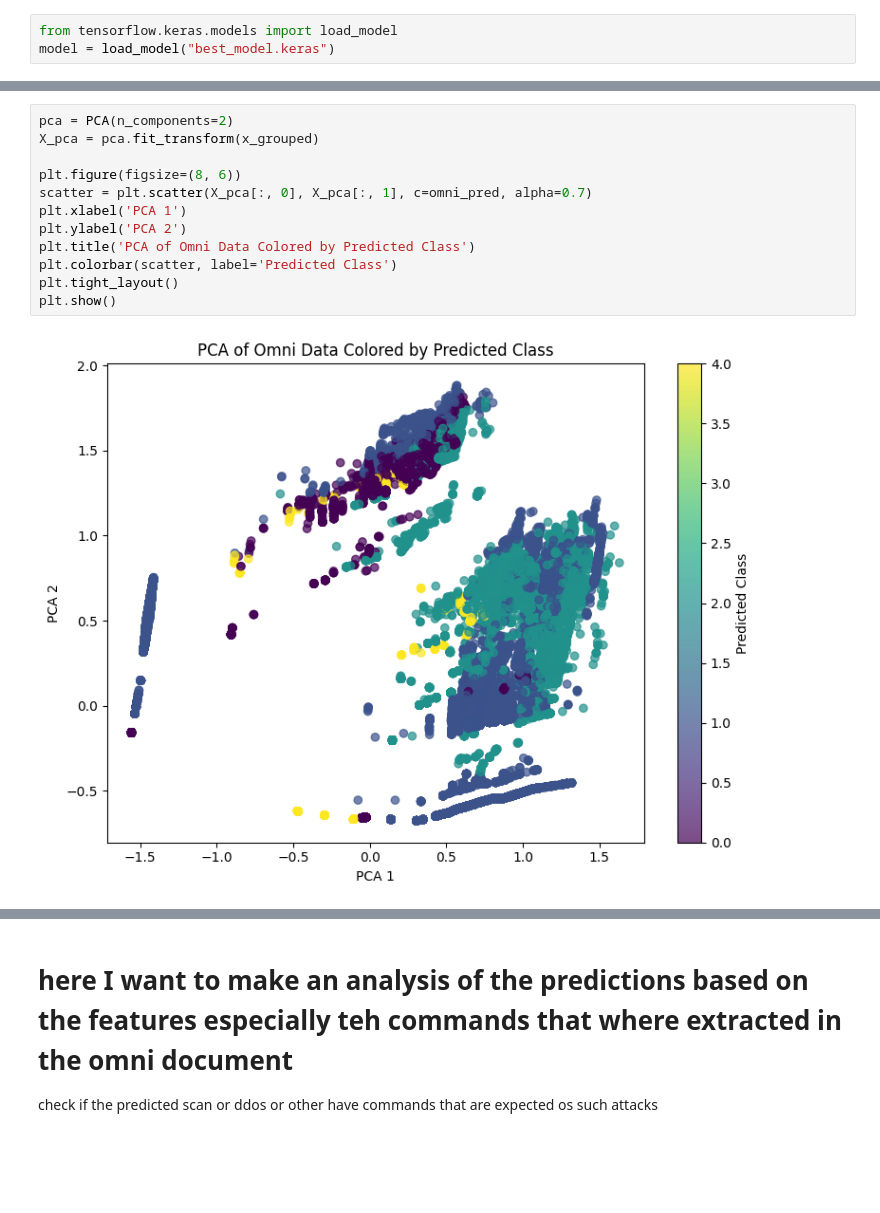
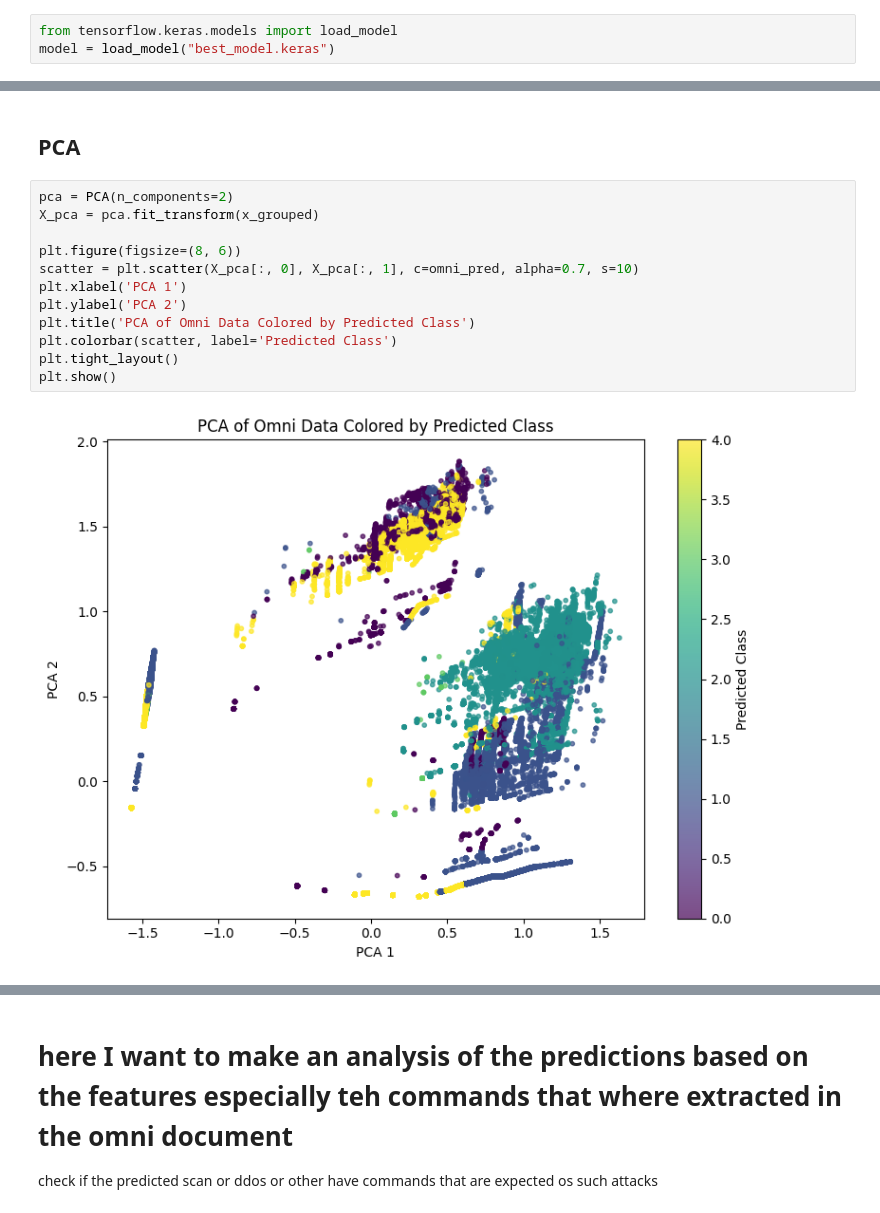
Before and after one commit to lucchinaluca/thesis-datasec, a Jupyter notebook: cic.ipynb, the cells around one changed output, grey strips where cells are left out. Saved outputs shown, nothing was run; the diff lists cells and outputs as text; blank space fills up the shorter version.

```diff
--- a/cic.ipynb
+++ b/cic.ipynb
@@ -480,18 +498,20 @@ pd.Series(omni_pred).value_counts()
 Name: count, dtype: int64
+# %% [markdown]
+## PCA
 # %%
 pca = PCA(n_components=2)
 X_pca = pca.fit_transform(x_grouped)
 
 plt.figure(figsize=(8, 6))
-scatter = plt.scatter(X_pca[:, 0], X_pca[:, 1], c=omni_pred, alpha=0.7)
+scatter = plt.scatter(X_pca[:, 0], X_pca[:, 1], c=omni_pred, alpha=0.7, s=10)
 plt.xlabel('PCA 1')
 plt.ylabel('PCA 2')
 plt.title('PCA of Omni Data Colored by Predicted Class')
 plt.colorbar(scatter, label='Predicted Class')
 plt.tight_layout()
 plt.show()
 # %% [output]
-[figure, old version]
+[figure, new version]
 # %%
 pca = PCA(n_components=2)
 X_pca = pca.fit_transform(x_test)
```
Also changed, not shown: parts of 21 cells of this notebook, 1 other file.
